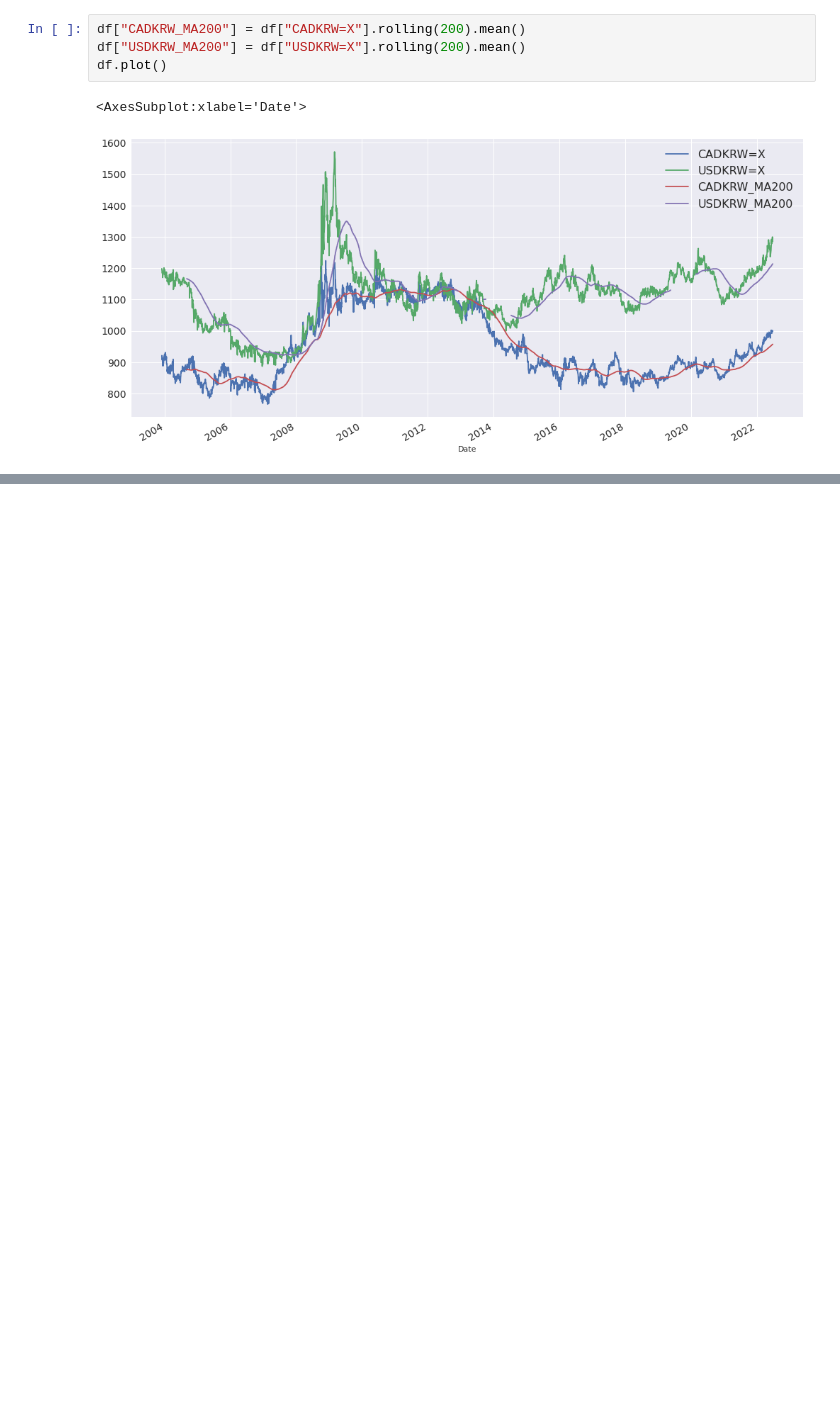
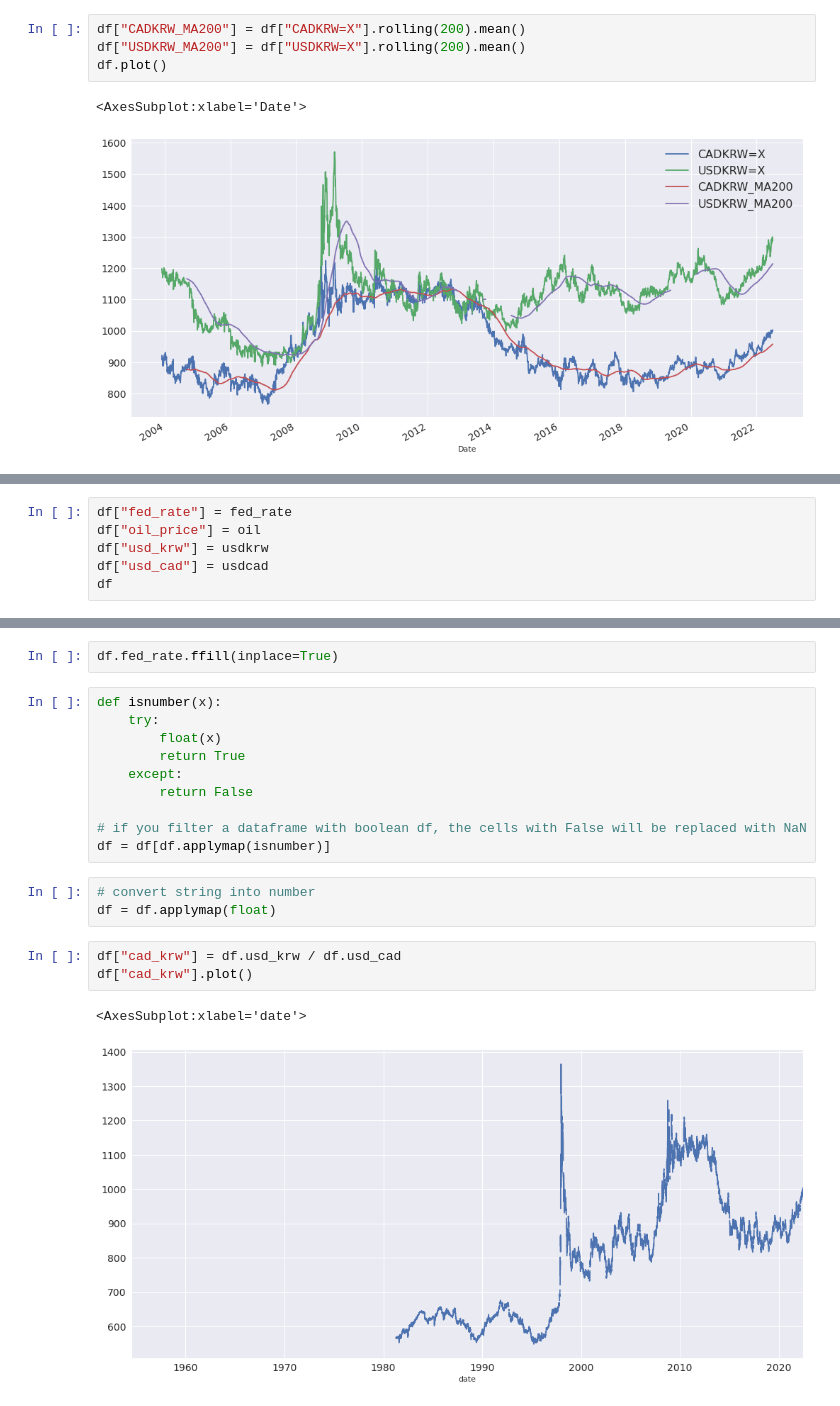
Before and after one commit to sidhlee/data-science-and-machine-learning, a Jupyter notebook: playground/shi-bum/krw_rates.ipynb, the cells around one changed output, grey strips where cells are left out. Saved outputs shown, nothing was run; the diff lists cells and outputs as text; blank space fills up the shorter version.

```diff
--- a/playground/shi-bum/krw_rates.ipynb
+++ b/playground/shi-bum/krw_rates.ipynb
@@ -72,0 +208,6 @@ fed_rate =
+# %%
+df["fed_rate"] = fed_rate
+df["oil_price"] = oil
+df["usd_krw"] = usdkrw
+df["usd_cad"] = usdcad
+df
@@ -72,0 +229,21 @@ fed_rate =
+# %%
+df.fed_rate.ffill(inplace=True)
+# %%
+def isnumber(x):
+    try:
+        float(x)
+        return True
+    except:
+        return False
+
+# if you filter a dataframe with boolean df, the cells with False will be replaced with NaN
+df = df[df.applymap(isnumber)]
+# %%
+# convert string into number
+df = df.applymap(float)
+# %%
+df["cad_krw"] = df.usd_krw / df.usd_cad
+df["cad_krw"].plot()
+# %% [output]
+<AxesSubplot:xlabel='date'>
+[figure, added]
```
Also changed, not shown: parts of 13 cells of this notebook.
